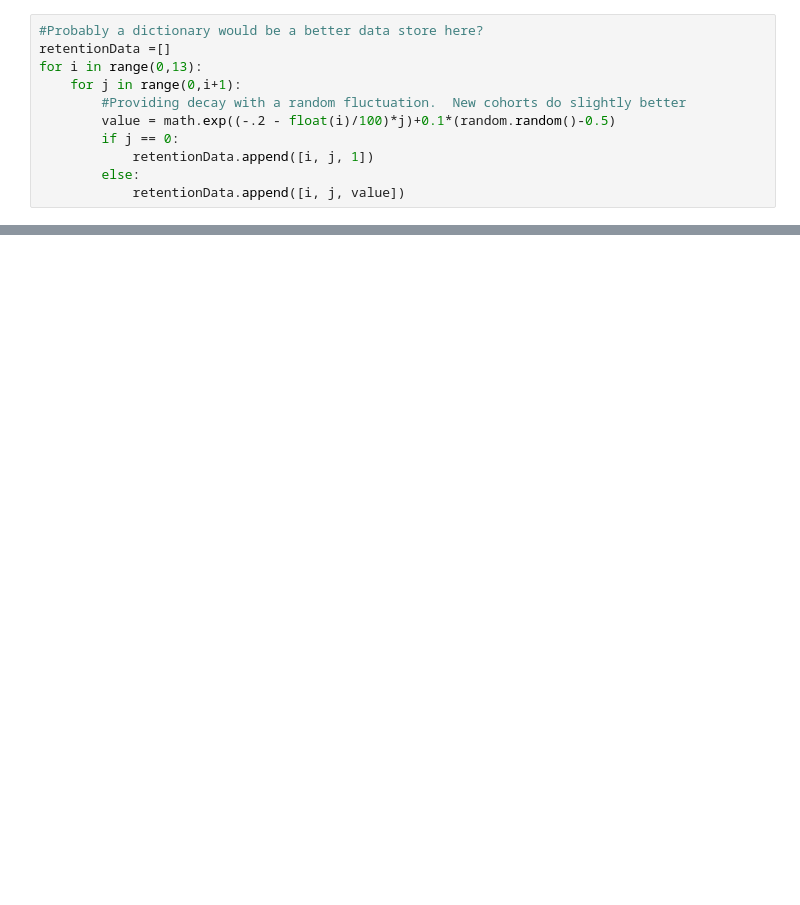
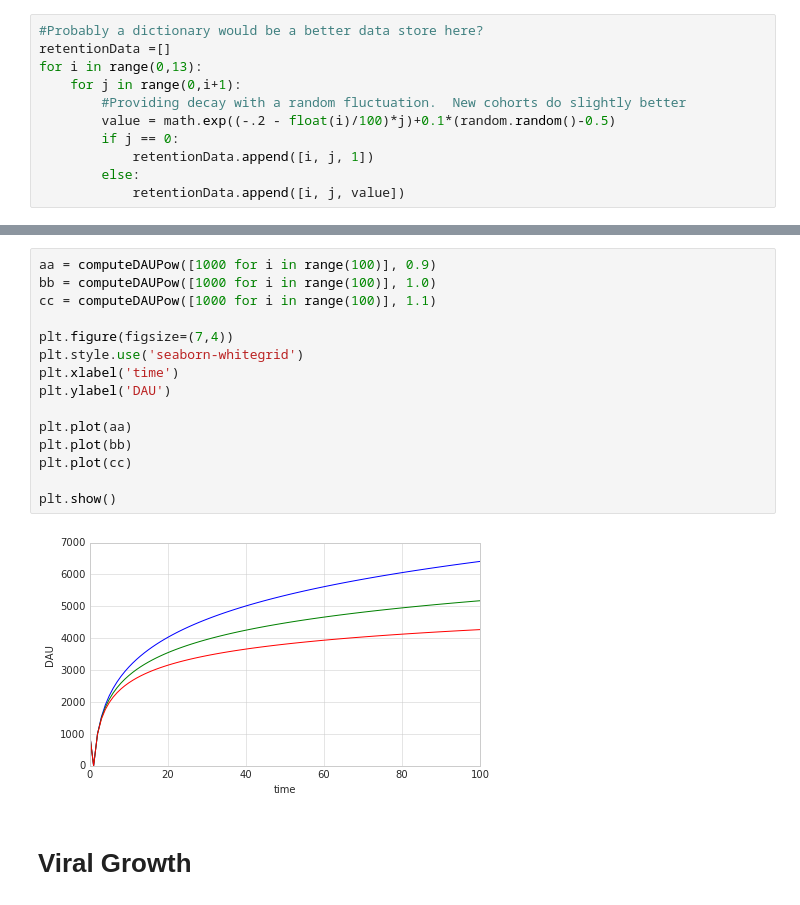
Before and after one commit to thevioletpiece/data_science_tools, a Jupyter notebook: Growth Analytics.ipynb, the cells around one changed output, grey strips where cells are left out. Cells and saved outputs as stored; diff of their text form; blank space fills up the shorter version.

```diff
--- a/Growth Analytics.ipynb
+++ b/Growth Analytics.ipynb
@@ -70,0 +97,19 @@ plt.show()
+# %%
+aa = computeDAUPow([1000 for i in range(100)], 0.9)
+bb = computeDAUPow([1000 for i in range(100)], 1.0)
+cc = computeDAUPow([1000 for i in range(100)], 1.1)
+
+plt.figure(figsize=(7,4))
+plt.style.use('seaborn-whitegrid')
+plt.xlabel('time')
+plt.ylabel('DAU')
+
+plt.plot(aa)
+plt.plot(bb)
+plt.plot(cc)
+
+plt.show()
+# %% [output]
+[figure, added]
+# %% [markdown]
+# Viral Growth
```
Also changed, not shown: parts of 28 cells of this notebook, 1 other file.
